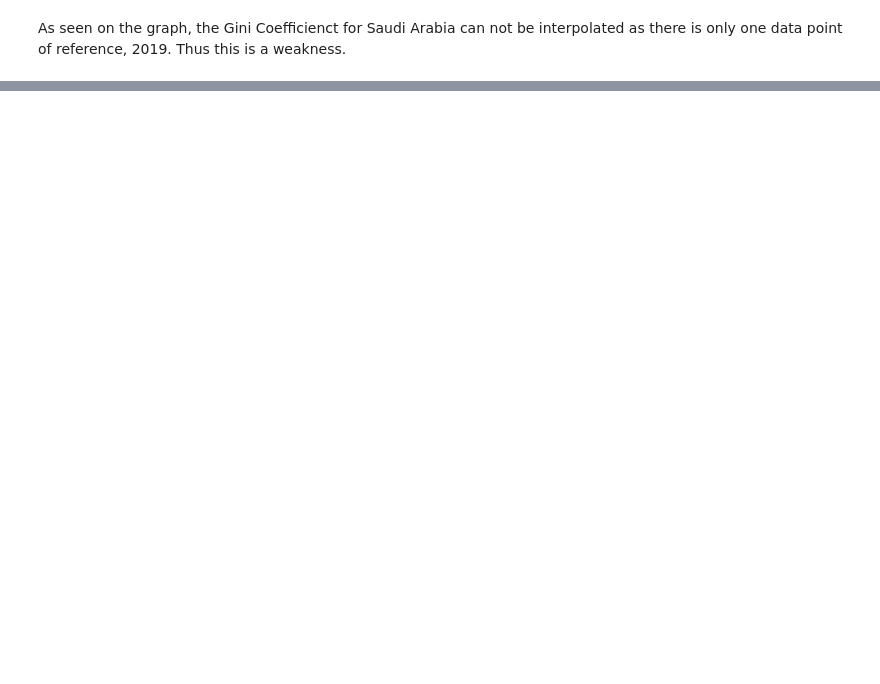
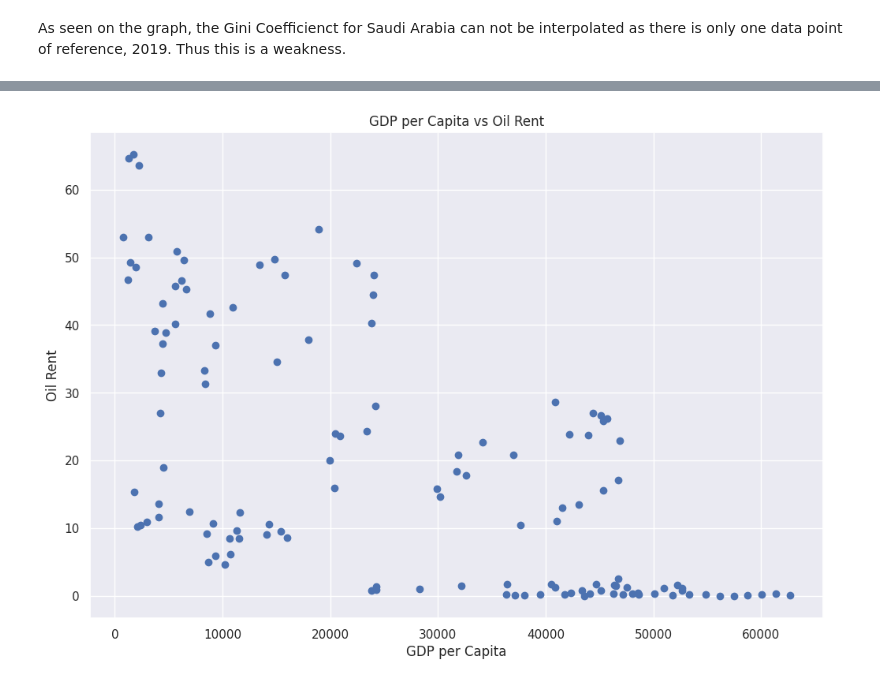
Before and after one commit to winstonlingga/QM2Gr13, a Jupyter notebook: Phase1.ipynb, the cells around one changed output, grey strips where cells are left out. Saved outputs shown, nothing was run; the diff lists cells and outputs as text; code cells hidden in the pictures; blank space fills up the shorter version.

```diff
--- a/Phase1.ipynb
+++ b/Phase1.ipynb
@@ -109,0 +171,9 @@ As seen on the graph, the Gini Coefficienct for Saudi Arabia can not be interpol
+# %%
+# Scatter plot to examine relationship between numerical variables
+plt.scatter(df['GDP_per_Capita'], df['Oil_Rent'])
+plt.title('GDP per Capita vs Oil Rent')
+plt.xlabel('GDP per Capita')
+plt.ylabel('Oil Rent')
+plt.show()
+# %% [output]
+[figure, added]
```
Also changed, not shown: parts of 17 cells of this notebook.
